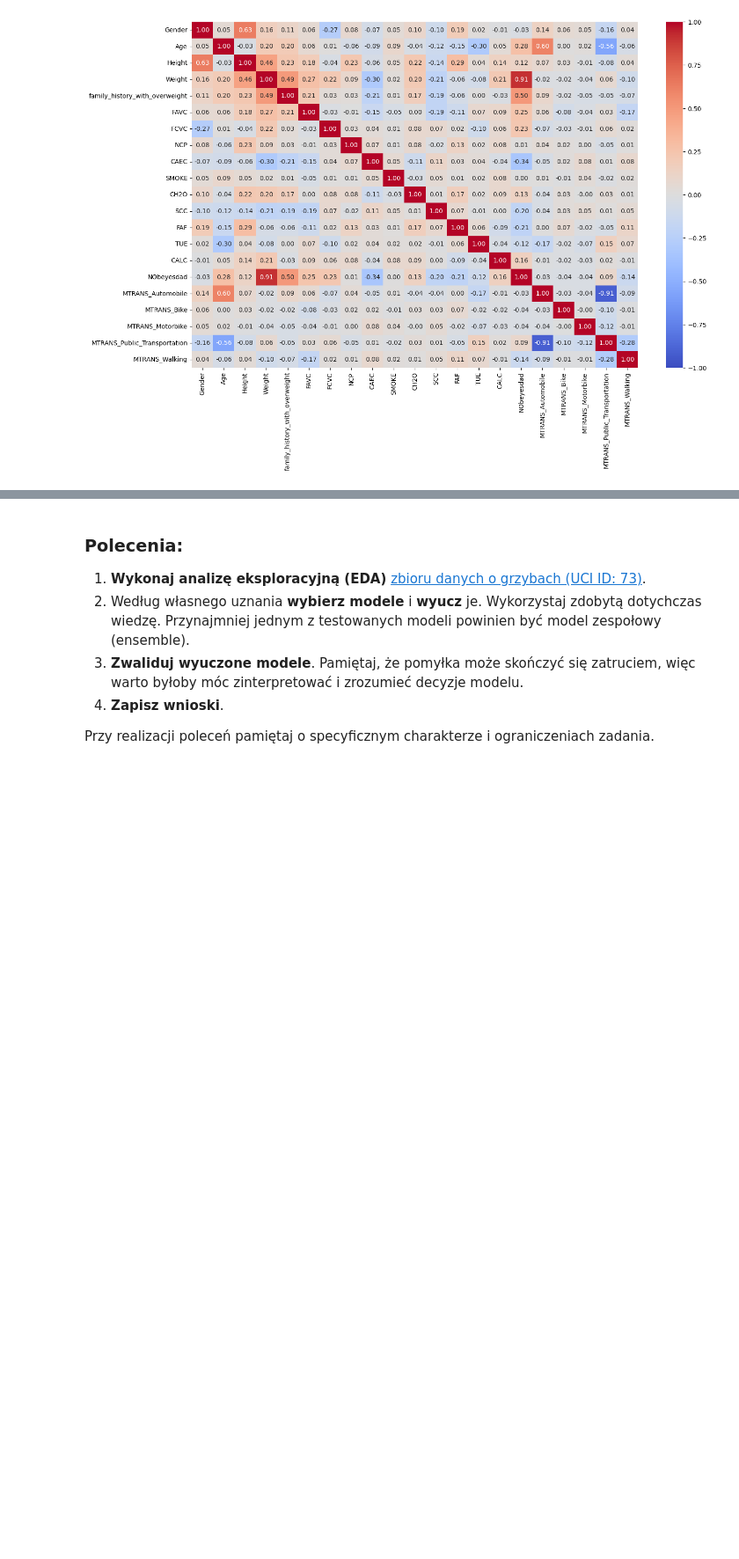
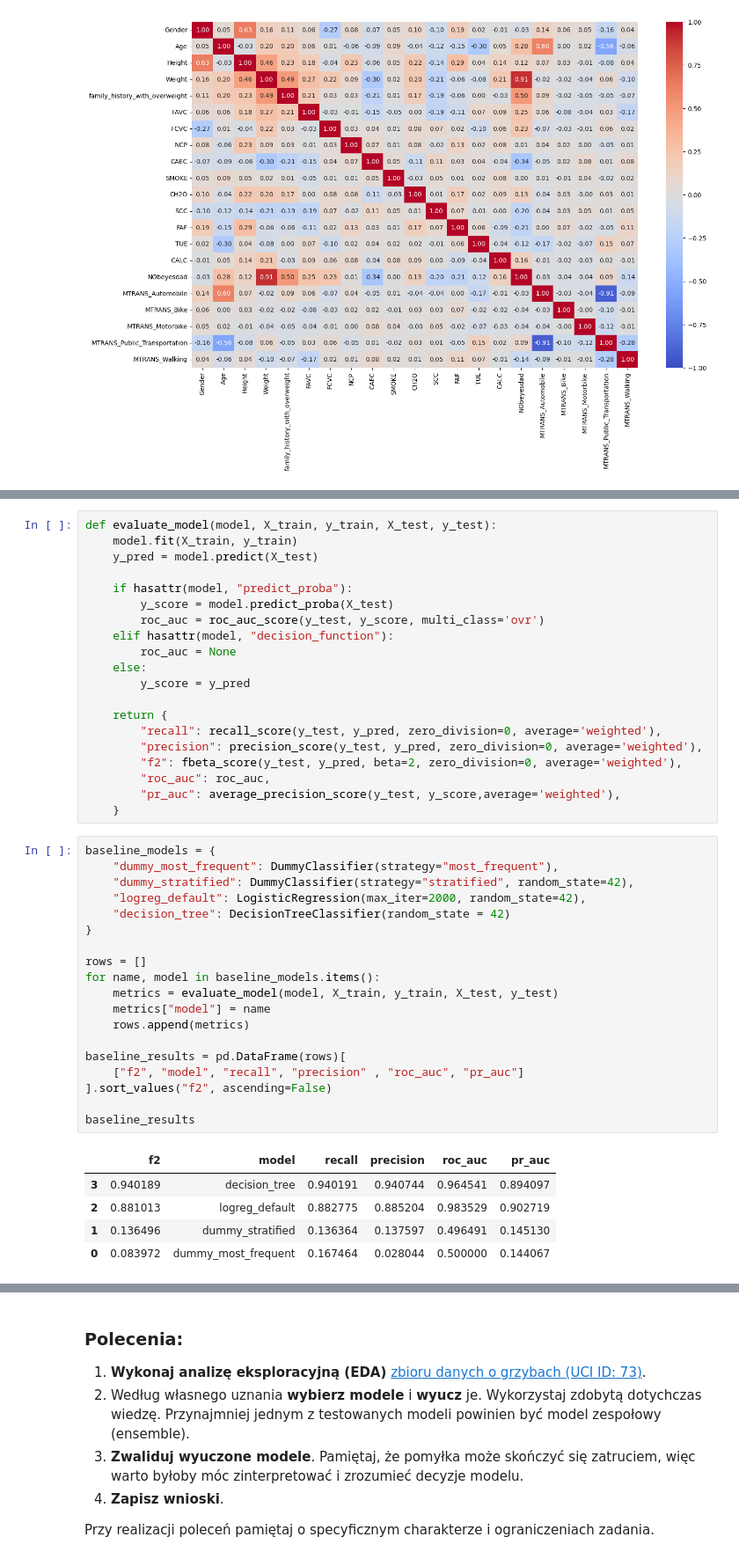
Before and after one commit to Zajecia-na-PWr-LR/lista-5-dawidmuszynski1, a Jupyter notebook: Lab_05.ipynb, the cells around one changed output, grey strips where cells are left out. Shown at 88% size. Cells and saved outputs as stored; diff of their text form; blank space fills up the shorter version.

```diff
--- a/Lab_05.ipynb
+++ b/Lab_05.ipynb
@@ -143,0 +202,45 @@ plt.show()
+# %%
+def evaluate_model(model, X_train, y_train, X_test, y_test):
+    model.fit(X_train, y_train)
+    y_pred = model.predict(X_test)
+
+    if hasattr(model, "predict_proba"):
+        y_score = model.predict_proba(X_test)
+        roc_auc = roc_auc_score(y_test, y_score, multi_class='ovr')
+    elif hasattr(model, "decision_function"):
+        roc_auc = None
+    else:
+        y_score = y_pred
+
+    return {
+        "recall": recall_score(y_test, y_pred, zero_division=0, average='weighted'),
+        "precision": precision_score(y_test, y_pred, zero_division=0, average='weighted'),
+        "f2": fbeta_score(y_test, y_pred, beta=2, zero_division=0, average='weighted'),
+        "roc_auc": roc_auc,
+        "pr_auc": average_precision_score(y_test, y_score,average='weighted'),
+    }
+# %%
+baseline_models = {
+    "dummy_most_frequent": DummyClassifier(strategy="most_frequent"),
+    "dummy_stratified": DummyClassifier(strategy="stratified", random_state=42),
+    "logreg_default": LogisticRegression(max_iter=2000, random_state=42),
+    "decision_tree": DecisionTreeClassifier(random_state = 42)
+}
+
+rows = []
+for name, model in baseline_models.items():
+    metrics = evaluate_model(model, X_train, y_train, X_test, y_test)
+    metrics["model"] = name
+    rows.append(metrics)
+
+baseline_results = pd.DataFrame(rows)[
+    ["f2", "model", "recall", "precision" , "roc_auc", "pr_auc"]
+].sort_values("f2", ascending=False)
+
+baseline_results
+# %% [output]
+|  | f2 | model | recall | precision | roc_auc | pr_auc |
+| 3 | 0.940189 | decision_tree | 0.940191 | 0.940744 | 0.964541 | 0.894097 |
+| 2 | 0.881013 | logreg_default | 0.882775 | 0.885204 | 0.983529 | 0.902719 |
+| 1 | 0.136496 | dummy_stratified | 0.136364 | 0.137597 | 0.496491 | 0.145130 |
+| 0 | 0.083972 | dummy_most_frequent | 0.167464 | 0.028044 | 0.500000 | 0.144067 |
```
Also changed, not shown: parts of 31 cells of this notebook.
